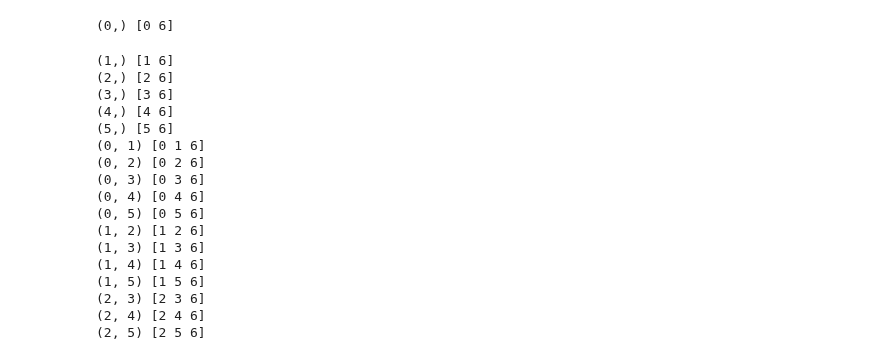
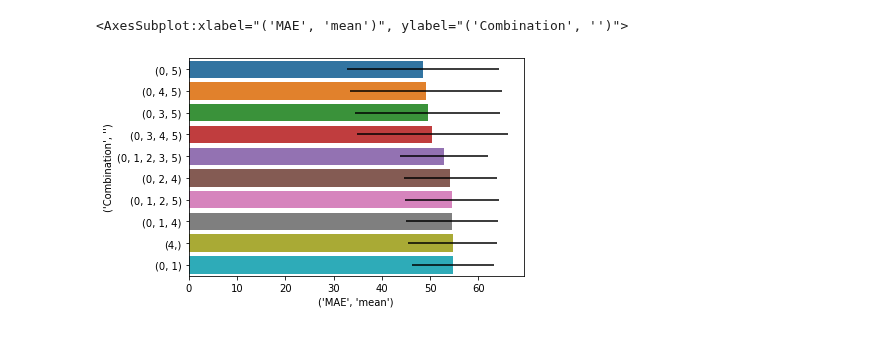
Before and after one commit to jrudascas/security_project, a Jupyter notebook: modelo_percepcion/prueba covariados.ipynb, the cells around one changed output. Cells and saved outputs as stored; diff of their text form; code cells hidden in the pictures.

```diff
--- a/modelo_percepcion/prueba covariados.ipynb
+++ b/modelo_percepcion/prueba covariados.ipynb
@@ -45,40 +116,26 @@ import itertools
 # %%
-results={}
-results_cum={}
-for j in range(1,7):
-    for i in list(itertools.combinations(np.arange(6),j)):
-        print(i,np.array(i+(6,)))
-        func = lambda x: TC(x)[np.array(i+(6,))]
+results_by_split={}
+for split in splits:
+    train_period,validate_period=split
+    print(train_period,validate_period)
+    results={}
+    results_cum={}
+    for j in range(1,7):
+        for i in list(itertools.combinations(np.arange(6),j)):
+            print(i,np.array(i+(6,)))
+            func = lambda x: TC(x)[np.array(i+(6,))]
 
-        model=modelTweets(data,
-                  train_period,
-                  validate_period,
-                  f_covariates=(func,restore_date),
-                  followers_rate=7,
-                  win_size_pred_period=1
-                 )
-        model.train()
-        model.compute_lambda_predict()
-        model.compute_errors()
-        results[i]=model.errors_predict
-        results_cum[i]=model.errors_predict_cum
+            model=modelTweets(data,
+                      train_period,
+                      validate_period,
+                      f_covariates=(func,restore_date),
+                      followers_rate=4,
+                      win_size_pred_period=1
+                     )
+            model.train()
+            model.compute_lambda_predict()
+            model.compute_errors()
+            results[i]=model.errors_predict
+            results_cum[i]=model.errors_predict_cum
+    results_by_split[(train_period,validate_period)]=[results,results_cum]
-# %% [output]
-(0,) [0 6]
-(1,) [1 6]
-(2,) [2 6]
-(3,) [3 6]
-(4,) [4 6]
-(5,) [5 6]
-(0, 1) [0 1 6]
-(0, 2) [0 2 6]
-(0, 3) [0 3 6]
-(0, 4) [0 4 6]
-(0, 5) [0 5 6]
-(1, 2) [1 2 6]
-(1, 3) [1 3 6]
-(1, 4) [1 4 6]
-(1, 5) [1 5 6]
-(2, 3) [2 3 6]
-(2, 4) [2 4 6]
-(2, 5) [2 5 6]
 # %%
@@ -86 +143,13 @@ with open('errors_cov.pickle', 'rb') as f:
     x = pickle.load(f)
+# %%
+values=[]
+for idx,period in enumerate(x):
+    for comb in x[period][0]:
+        values.append([idx,comb,x[period][0][comb]['MAE']])
+MAE=pd.DataFrame(values,columns=['Period','Combination','MAE'])
+MAE=MAE.groupby('Combination').agg({'MAE':['mean','std']}).reset_index()
+MAE=MAE.sort_values(('MAE','mean'))
+sns.barplot(data=MAE.head(10),y=('Combination',''),x=('MAE','mean'),xerr=MAE[('MAE','std')].head(10).values)
+# %% [output]
+<AxesSubplot:xlabel="('MAE', 'mean')", ylabel="('Combination', '')">
+[figure, added]
```
Also changed, not shown: parts of 23 cells of this notebook, 19 other files.
